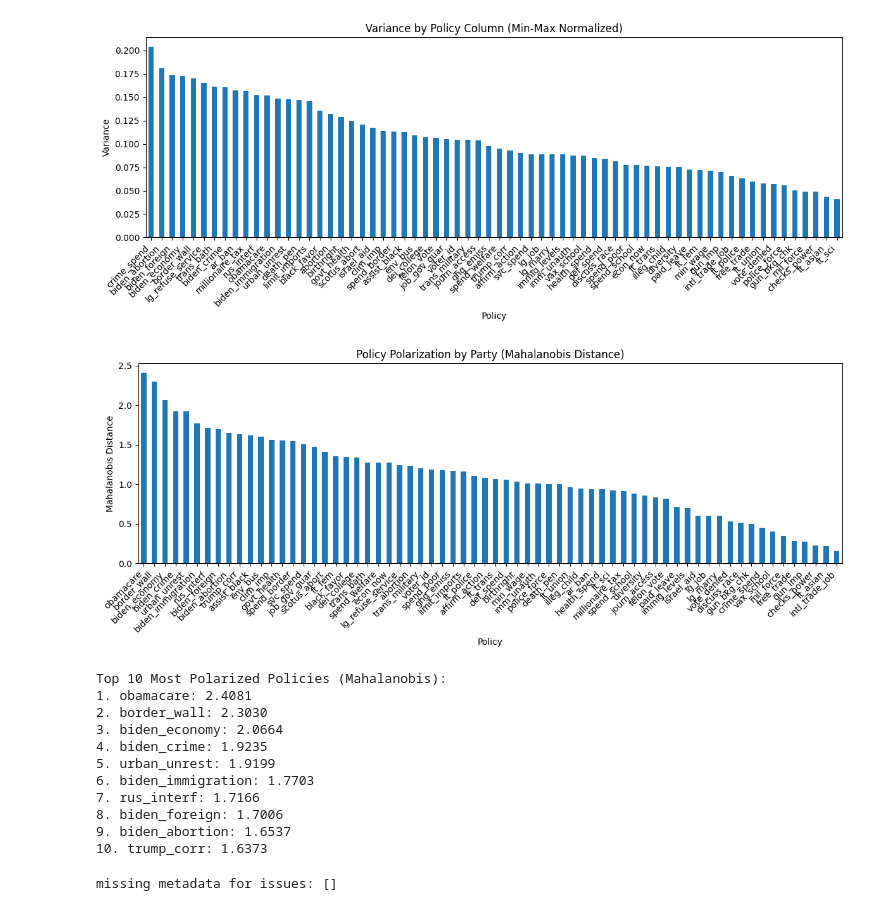
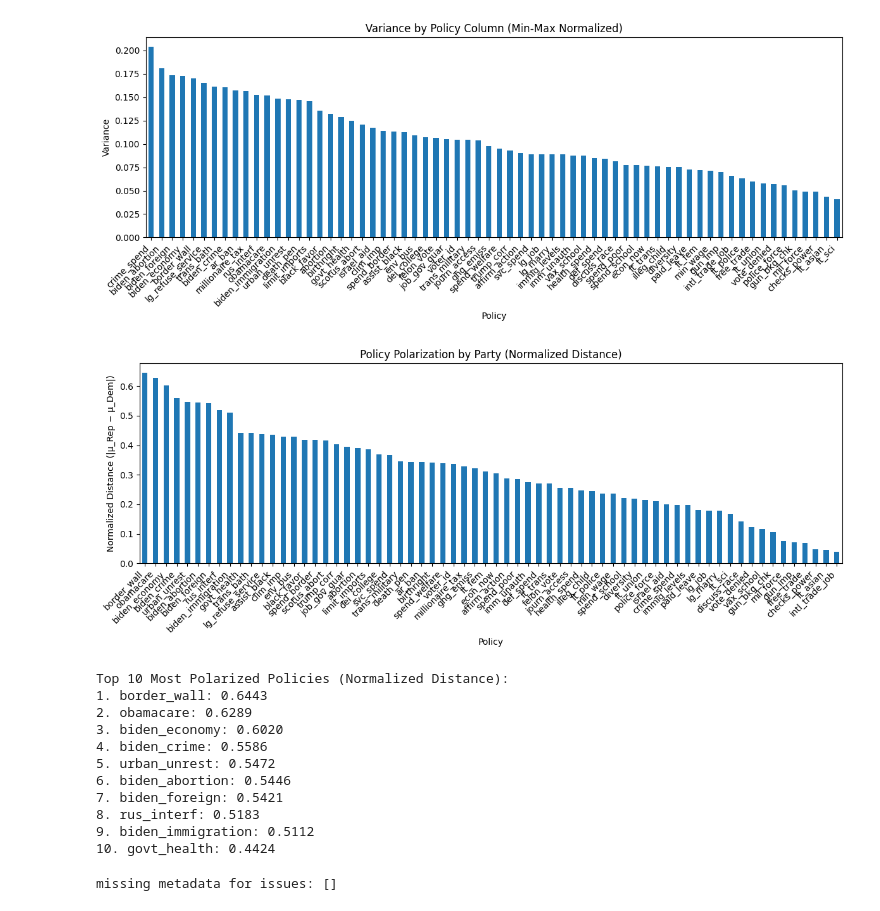
Before and after one commit to maxzhuyt/anes-polarization, a Jupyter notebook: main.ipynb, the cells around one changed output. Drawn from its saved outputs; the diff is of its cells as text; code cells hidden in the pictures.

```diff
--- a/main.ipynb
+++ b/main.ipynb
@@ -527,66 +527,56 @@ import numpy as np
 import matplotlib.pyplot as plt
 import pandas as pd
 
-# Calculate polarization by party for each policy (using Mahalanobis Distance)
+# Calculate polarization by party for each policy (using normalized distance)
 polarization = {}
 
 for col in policy_cols:
-    # Get data for each party (drop NaNs to ensure valid variance calc)
+    # Get data for each party (drop NaNs to ensure valid calculation)
     dem_data = clean_normalized[col][clean['party_id_signed'] == -1].dropna()
     rep_data = clean_normalized[col][clean['party_id_signed'] == 1].dropna()
 
-    # We need at least 2 points to calculate variance
+    # We need at least 2 points to calculate mean
     if len(dem_data) < 2 or len(rep_data) < 2:
         polarization[col] = 0.0
         continue
 
-    # 1. Calculate Means
+    # Calculate Means
     mu_d = dem_data.mean()
     mu_r = rep_data.mean()
 
-    # 2. Calculate Pooled Variance (1D equivalent of Pooled Covariance Matrix)
-    var_d = dem_data.var()
-    var_r = rep_data.var()
-
-    # Average the variances (consistent with your LLM pipeline's `(cov_d + cov_r) / 2`)
-    pool_var = (var_d + var_r) / 2
-
-    # Regularization to prevent division by zero (same as your `+ np.eye * 1e-6`)
-    pool_var += 1e-6
-
-    # 3. Calculate Mahalanobis Distance
-    # Formula for 1D: |Mean_Diff| / sqrt(Pooled_Variance)
-    polarization[col] = abs(mu_r - mu_d) / np.sqrt(pool_var)
+    # Calculate normalized distance (simple absolute difference of means)
+    # Since data is already min-max normalized to [0,1], this gives a [0,1] distance
+    polarization[col] = abs(mu_r - mu_d)
 
 # Sort polarization for plotting
 polarization_sorted = dict(sorted(polarization.items(), key=lambda x: x[1], reverse=True))
 
 # Plot 2: Polarization
 plt.figure(figsize=(12, 5))
 pd.Series(polarization_sorted).plot(kind='bar')
-plt.title('Policy Polarization by Party (Mahalanobis Distance)')
-plt.ylabel('Mahalanobis Distance')
+plt.title('Policy Polarization by Party (Normalized Distance)')
+plt.ylabel('Normalized Distance (|μ_Rep − μ_Dem|)')
 plt.xlabel('Policy')
 plt.xticks(rotation=45, ha='right')
 plt.tight_layout()
 plt.show()
 
-print("\nTop 10 Most Polarized Policies (Mahalanobis):")
+print("\nTop 10 Most Polarized Policies (Normalized Distance):")
 for i, (policy, value) in enumerate(list(polarization_sorted.items())[:10], 1):
     print(f"{i}. {policy}: {value:.4f}")
 # %% [output]
-[figure, old version]
+[figure, new version]
-Top 10 Most Polarized Policies (Mahalanobis):
-1. obamacare: 2.4081
-2. border_wall: 2.3030
-3. biden_economy: 2.0664
-4. biden_crime: 1.9235
-5. urban_unrest: 1.9199
-6. biden_immigration: 1.7703
-7. rus_interf: 1.7166
-8. biden_foreign: 1.7006
-9. biden_abortion: 1.6537
-10. trump_corr: 1.6373
+Top 10 Most Polarized Policies (Normalized Distance):
+1. border_wall: 0.6443
+2. obamacare: 0.6289
+3. biden_economy: 0.6020
+4. biden_crime: 0.5586
+5. urban_unrest: 0.5472
+6. biden_abortion: 0.5446
+7. biden_foreign: 0.5421
+8. rus_interf: 0.5183
+9. biden_immigration: 0.5112
+10. govt_health: 0.4424
 # %%
 # save polarization and variance as csv
 df_results = pd.DataFrame({
```
Also changed, not shown: parts of 1 cell of this notebook, 3 other files.
